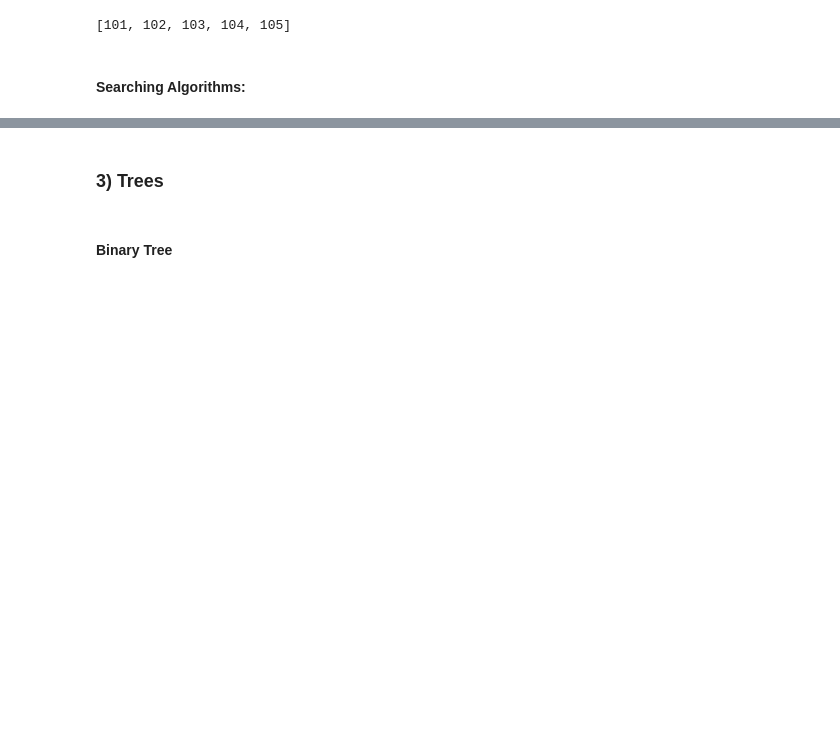
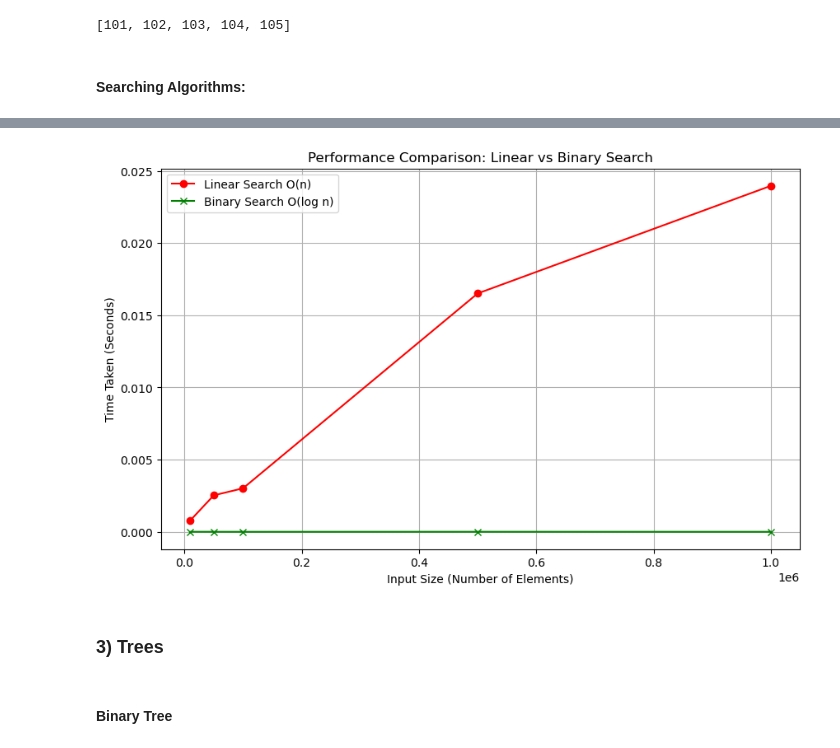
Before and after one commit to yasashagit/dsa_project, a Jupyter notebook: notebook/Demo_file.ipynb, the cells around one changed output, grey strips where cells are left out. Cells and saved outputs as stored; diff of their text form; code cells hidden in the pictures; blank space fills up the shorter version.

Commit message:
add comparison graph

```diff
--- a/notebook/Demo_file.ipynb
+++ b/notebook/Demo_file.ipynb
@@ -618,3 +660,38 @@ print(sorted_customers_id)
+# %%
+input_sizes = [10000, 50000, 100000, 500000, 1000000]
+
+linear_times = []
+binary_times = []
+
+for size in input_sizes:
+    arr = list(range(size))
+
+    target = size + 1
+
+    start = time.perf_counter()
+    linear_search(arr, target)
+    end = time.perf_counter()
+    linear_times.append(end - start)
+
+    start = time.perf_counter()
+    binary_search(arr, target)
+    end = time.perf_counter()
+    binary_times.append(end - start)
+
+plt.figure(figsize=(10, 6))
+
+plt.plot(input_sizes, linear_times, label='Linear Search O(n)', color='red', marker='o')
+
+plt.plot(input_sizes, binary_times, label='Binary Search O(log n)', color='green', marker='x')
+
+plt.title('Performance Comparison: Linear vs Binary Search')
+plt.xlabel('Input Size (Number of Elements)')
+plt.ylabel('Time Taken (Seconds)')
+plt.legend()
+plt.grid(True)
+plt.show()
+# %% [output]
+[figure, added]
 # %% [markdown]
 ### 3) Trees
 # %% [markdown]
```
Also changed, not shown: parts of 22 cells of this notebook.
